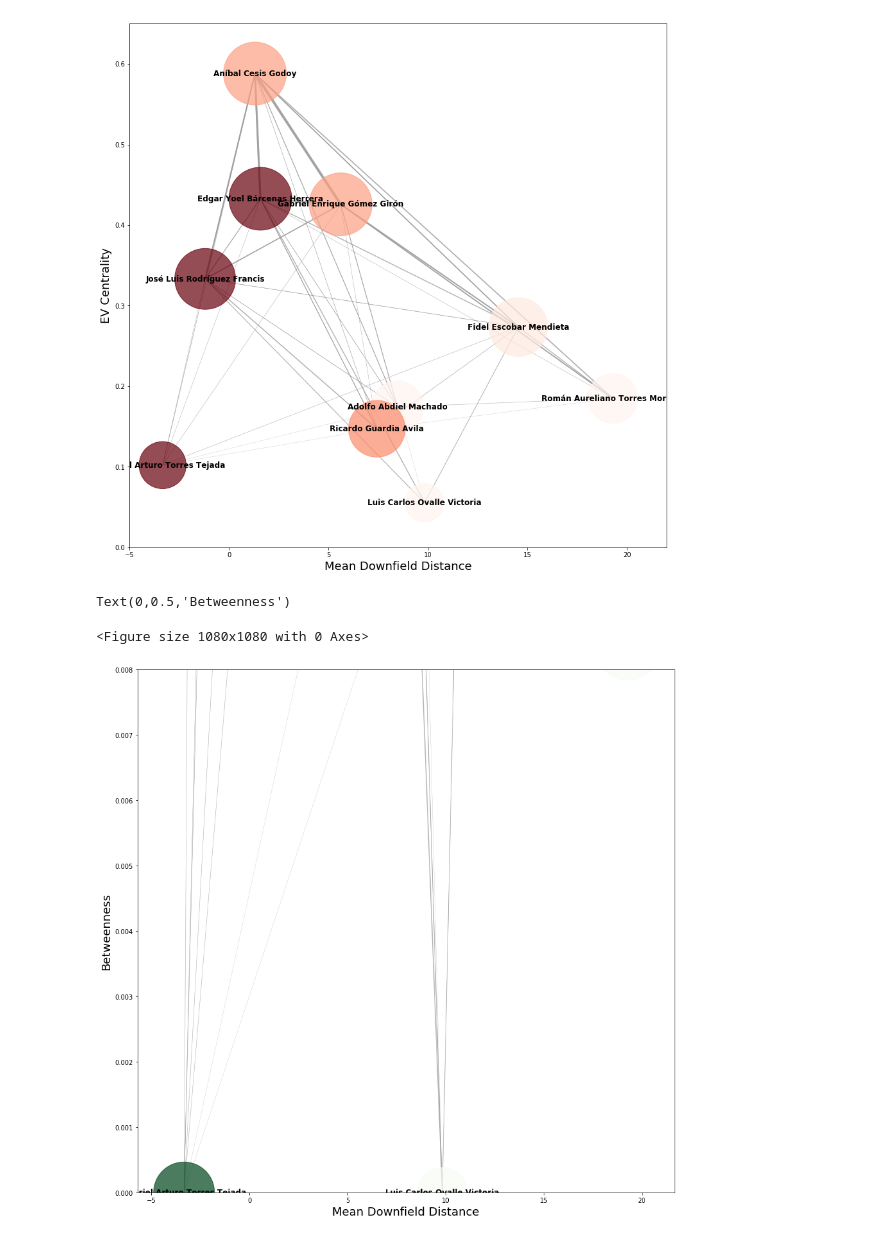
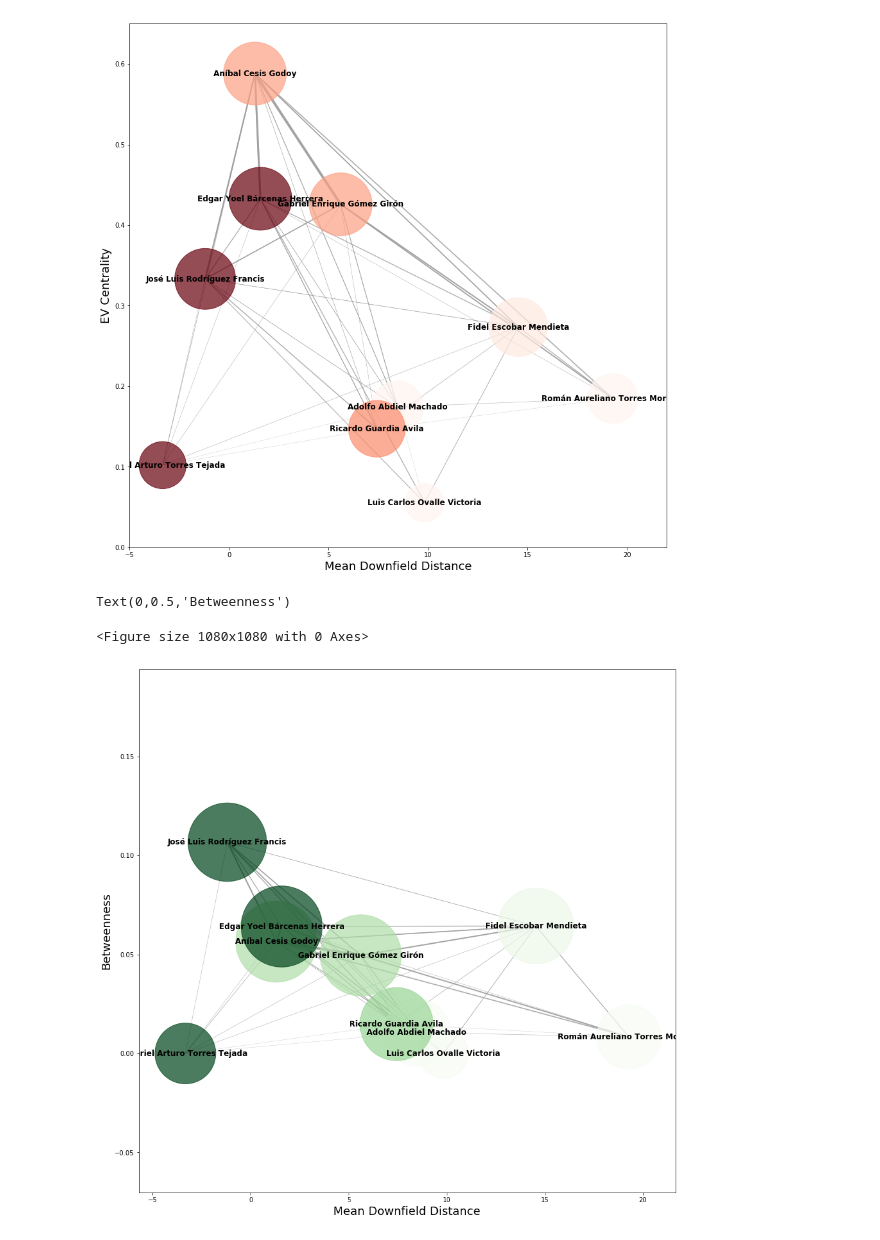
Before and after one commit to FauxGrit/Soccer-Graph-Analytics, a Jupyter notebook: World_Cup_Graph_Notebook.ipynb, the cells around one changed output. Saved outputs shown, nothing was run; the diff lists cells and outputs as text; code cells hidden in the pictures.

```diff
--- a/World_Cup_Graph_Notebook.ipynb
+++ b/World_Cup_Graph_Notebook.ipynb
@@ -453,35 +453,35 @@ for p in list(graph.nodes()):
     # x pos
     pos[p][0] = passes[passes.player.eq(p)].downfield_dist.mean()
     # y pos
     pos[p][1] = player_metrics[player_metrics.player.eq(p)].betweenness.mean()
 
 plt.figure(figsize=(15, 15))
 fig, ax = plt.subplots(figsize=(15, 15))
 
 # using degree for each node
 node_color = [nx.get_node_attributes(graph, 'position_scale')[v] for v in graph]
 
 node_size = [1000*nx.get_node_attributes(graph, 'degree')[v] for v in graph]
 
 
 edge_width = [.3*graph[u][v]['weight'] for u,v in graph.edges()]
 
 
 nx.draw_networkx(graph, pos, node_size = node_size,
                  node_color = node_color, alpha = 0.7, arrows=False,
                  with_labels = True, width = edge_width,font_size=12, font_color="black", font_weight="bold",
                  edge_color ='.6', cmap = plt.cm.Greens, ax=ax)
 
 # off axes
 plt.axis('on')
-plt.ylim(0, .008)
+#plt.ylim(0, .008)
 ax.tick_params(left=True, bottom=True, labelleft=True, labelbottom=True)
 plt.xlabel('Mean Downfield Distance', fontsize=18)
 plt.ylabel('Betweenness', fontsize=18)
 # %% [output]
 Text(0,0.5,'Betweenness')
 <Figure size 1080x1080 with 0 Axes>
-[figure, old version]
+[figure, new version]
 # %%
 for p in list(graph.nodes()):
 
```
Also changed, not shown: parts of 9 cells of this notebook.
